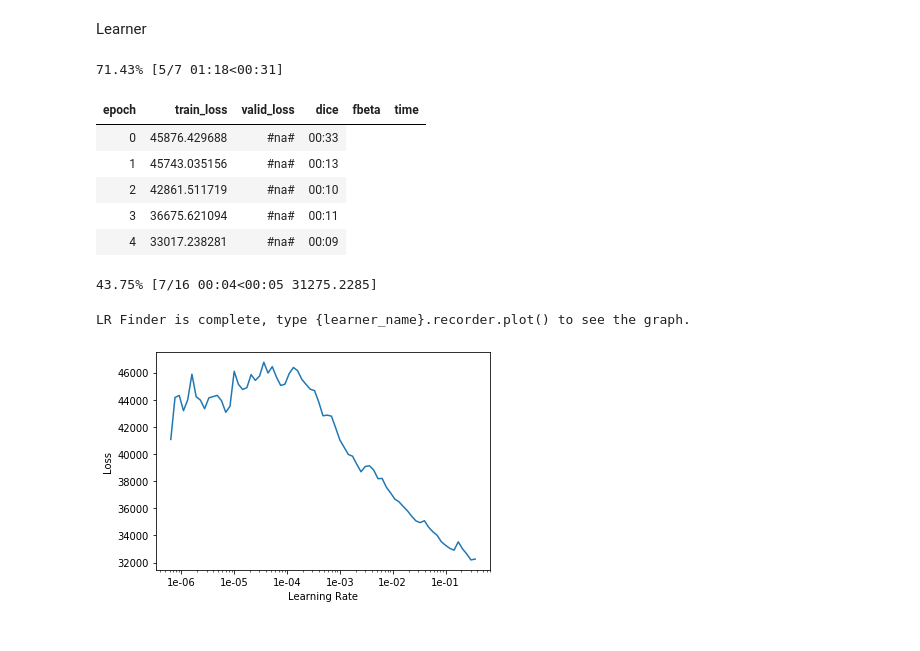
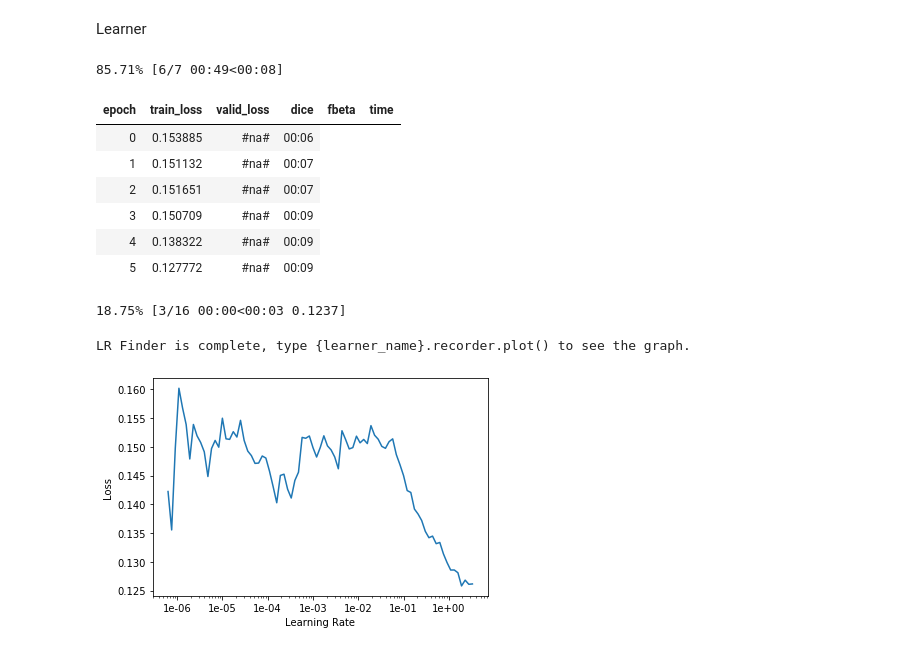
Before and after one commit to mjwock/FastAI_Microscopy_Image_Segmentation, a Jupyter notebook: DeepFLaSH_010220.ipynb, the cells around one changed output. Cells and saved outputs as stored; diff of their text form; code cells hidden in the pictures.

```diff
--- a/DeepFLaSH_010220.ipynb
+++ b/DeepFLaSH_010220.ipynb
@@ -156 +172,4 @@ tfms = get_custom_transforms()
+# %%
+tfms = get_custom_transforms(elastic_deformation=False)
+#tfms = None
 # %% [markdown]
@@ -158,17 +177,15 @@ Create databunch object
 # %%
-src = (CustomSegmentationItemList.from_df(img_df,IMG_PATH, convert_mode='L')
+data = (CustomSegmentationItemList.from_df(img_df,IMG_PATH, convert_mode='L')
       # import from df in greyscale ('L')
       .split_by_rand_pct(valid_pct=(1/N_SPLITS))
       # 1/10 train/validation split
       .label_from_funcs(get_labels, get_weights, target_size=MASK_SHAPE, classes = array(['background','cell']))
       # segmentation labels and weights
+      .transform(tfms=tfms, tfm_y=True, resize_method=ResizeMethod.CROP,size=TILE_SHAPE, mode = 'nearest')
+      # apply data augmentation, 'nearest' to avoid interpolation of the masks
+      .databunch(bs=BATCH_SIZE)
+      # set batchsize
 )
-
-data = (src.transform(tfms=tfms, tfm_y=True, resize_method=ResizeMethod.CROP,size=TILE_SHAPE)
-        # apply data augmentation
-        .databunch(bs=BATCH_SIZE)
-        # set batchsize
-)
 # %% [output]
 Masks will be cropped to (356, 356). Choose 'None' to keep initial size.
 Masks will be cropped to (356, 356). Choose 'None' to keep initial size.
@@ -181,9 +198,10 @@ data.show_batch()
 # %% [markdown]
 Metrics
 # %%
-# loss_wrapper let's you use any metric for this weighted-labels architecture
-# (get's rid of the weights and passes only labels to loss func)
-# if 'swap_preds = True' inputs are swapped (useful for sklearn.metrics)
+# metrics_wrapper let's you use any metric for this weighted-labels architecture
+# (get's rid of the weights and passes only labels to metric)
+# if 'swap_preds = True' prediction and groundtruth are swapped (useful for sklearn.metrics)
+# if 'softmax = True' all predictions will be normalized using nn.Softmax2d
 
-IoU = loss_wrapper(metric=dice, iou=True)
-f1 = loss_wrapper(metric=fbeta, beta=1)
+IoU = metrics_wrapper(metric=dice, iou=True)
+f1 = metrics_wrapper(metric=fbeta, beta=1)
@@ -195,20 +216,22 @@ learn = Learner(data,
                 model_dir = DIR,
                 opt_func = torch.optim.Adam,
                 metrics = [IoU,f1],
-                loss_func = WeightedCrossEntropyLoss(axis=1, reduction_mode='sum'),
-                wd=0.05)
+                loss_func = WeightedCrossEntropyLoss(axis=1, reduction_mode='mean'),
+                callback_fns=ShowGraph,
+                wd=WEIGHT_DECAY)
 # %%
-learn.lr_find()
+learn.lr_find(end_lr=10)
 learn.recorder.plot()
 # %% [output]
-71.43% [5/7 01:18<00:31]
+85.71% [6/7 00:49<00:08]
 | epoch | train_loss | valid_loss | dice | fbeta | time |
-| 0 | 45876.429688 | #na# | 00:33 |
-| 1 | 45743.035156 | #na# | 00:13 |
-| 2 | 42861.511719 | #na# | 00:10 |
-| 3 | 36675.621094 | #na# | 00:11 |
-| 4 | 33017.238281 | #na# | 00:09 |
+| 0 | 0.153885 | #na# | 00:06 |
+| 1 | 0.151132 | #na# | 00:07 |
+| 2 | 0.151651 | #na# | 00:07 |
+| 3 | 0.150709 | #na# | 00:09 |
+| 4 | 0.138322 | #na# | 00:09 |
+| 5 | 0.127772 | #na# | 00:09 |
-43.75% [7/16 00:04<00:05 31275.2285]
+18.75% [3/16 00:00<00:03 0.1237]
 LR Finder is complete, type {learner_name}.recorder.plot() to see the graph.
-[figure, old version]
+[figure, new version]
 # %%
```
Also changed, not shown: parts of 26 cells of this notebook, 3 other files.
